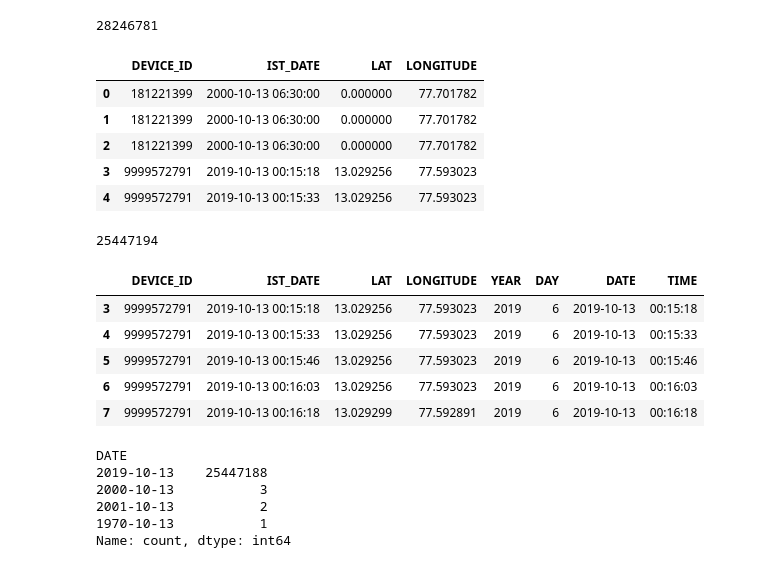
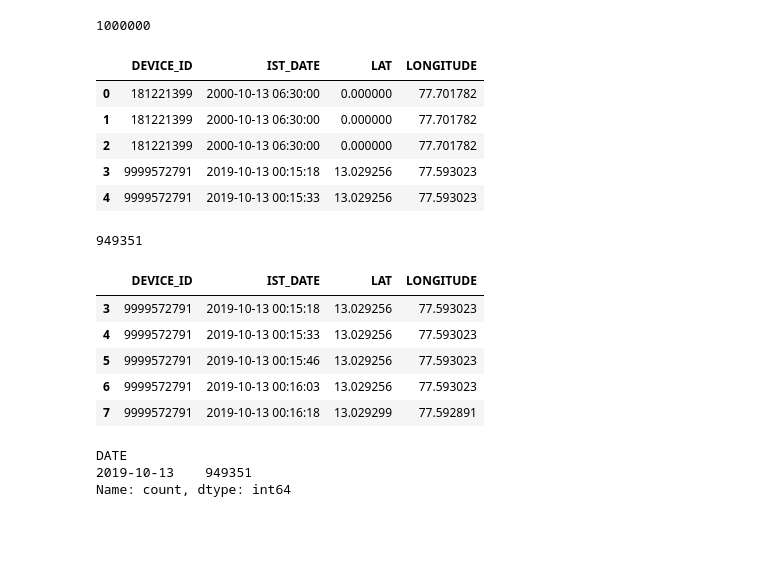
Before and after one commit to varun-1411/traffic_congestion_clustering, a Jupyter notebook: Notebooks/preprocessing.ipynb, the cells around one changed output. Saved outputs shown, nothing was run; the diff lists cells and outputs as text; code cells hidden in the pictures; blank space fills up the shorter version.

```diff
--- a/Notebooks/preprocessing.ipynb
+++ b/Notebooks/preprocessing.ipynb
@@ -4,12 +11,12 @@ from haversine import haversine_vector, Unit
 # %%
 stops_df = pd.read_csv(r"../Dataset/bus_stop.csv")
 # %%
-gps_df = pd.read_csv(r"../Dataset/GPS.csv")
+gps_df = pd.read_csv(r"../Dataset/GPS.csv",nrows=1000000)
 # %%
 print(len(gps_df))
 gps_df.head()
 # %% [output]
-28246781
+1000000
 |  | DEVICE_ID | IST_DATE | LAT | LONGITUDE |
 | 0 | 181221399 | 2000-10-13 06:30:00 | 0.000000 | 77.701782 |
 | 1 | 181221399 | 2000-10-13 06:30:00 | 0.000000 | 77.701782 |
@@ -21,17 +28,18 @@ gps_df.head()
 gps_df = gps_df.drop_duplicates(subset=['DEVICE_ID','IST_DATE','LAT','LONGITUDE'])
 # %%
 # Filter the rows which LAT and LONGITUDE are between 12 and 14 and 77 and 79
+stops_df = stops_df[(stops_df['latitude_current'] > 12) & (stops_df['latitude_current'] < 14) & (stops_df['longitude_current'] > 77) & (stops_df['longitude_current'] < 79)]
 gps_df = gps_df[(gps_df['LAT'] > 12) & (gps_df['LAT'] < 14) & (gps_df['LONGITUDE'] > 77) & (gps_df['LONGITUDE'] < 79)]
 print(len(gps_df))
 gps_df.head()
 # %% [output]
-25447194
+949351
-|  | DEVICE_ID | IST_DATE | LAT | LONGITUDE | YEAR | DAY | DATE | TIME |
-| 3 | 9999572791 | 2019-10-13 00:15:18 | 13.029256 | 77.593023 | 2019 | 6 | 2019-10-13 | 00:15:18 |
-| 4 | 9999572791 | 2019-10-13 00:15:33 | 13.029256 | 77.593023 | 2019 | 6 | 2019-10-13 | 00:15:33 |
-| 5 | 9999572791 | 2019-10-13 00:15:46 | 13.029256 | 77.593023 | 2019 | 6 | 2019-10-13 | 00:15:46 |
-| 6 | 9999572791 | 2019-10-13 00:16:03 | 13.029256 | 77.593023 | 2019 | 6 | 2019-10-13 | 00:16:03 |
-| 7 | 9999572791 | 2019-10-13 00:16:18 | 13.029299 | 77.592891 | 2019 | 6 | 2019-10-13 | 00:16:18 |
+|  | DEVICE_ID | IST_DATE | LAT | LONGITUDE |
+| 3 | 9999572791 | 2019-10-13 00:15:18 | 13.029256 | 77.593023 |
+| 4 | 9999572791 | 2019-10-13 00:15:33 | 13.029256 | 77.593023 |
+| 5 | 9999572791 | 2019-10-13 00:15:46 | 13.029256 | 77.593023 |
+| 6 | 9999572791 | 2019-10-13 00:16:03 | 13.029256 | 77.593023 |
+| 7 | 9999572791 | 2019-10-13 00:16:18 | 13.029299 | 77.592891 |
 # %%
 # Plot the data point based on year, Day and date
 gps_df['IST_DATE'] = pd.to_datetime(gps_df['IST_DATE'])
@@ -43,10 +51,7 @@ gps_df['TIME'] = gps_df['IST_DATE'].dt.time
 gps_df['DATE'].value_counts()
 # %% [output]
 DATE
-2019-10-13    25447188
-2000-10-13           3
-2001-10-13           2
-1970-10-13           1
+2019-10-13    949351
 Name: count, dtype: int64
 # %%
 # Remove the data points which are not in 2019
```
Also changed, not shown: parts of 37 cells of this notebook.
